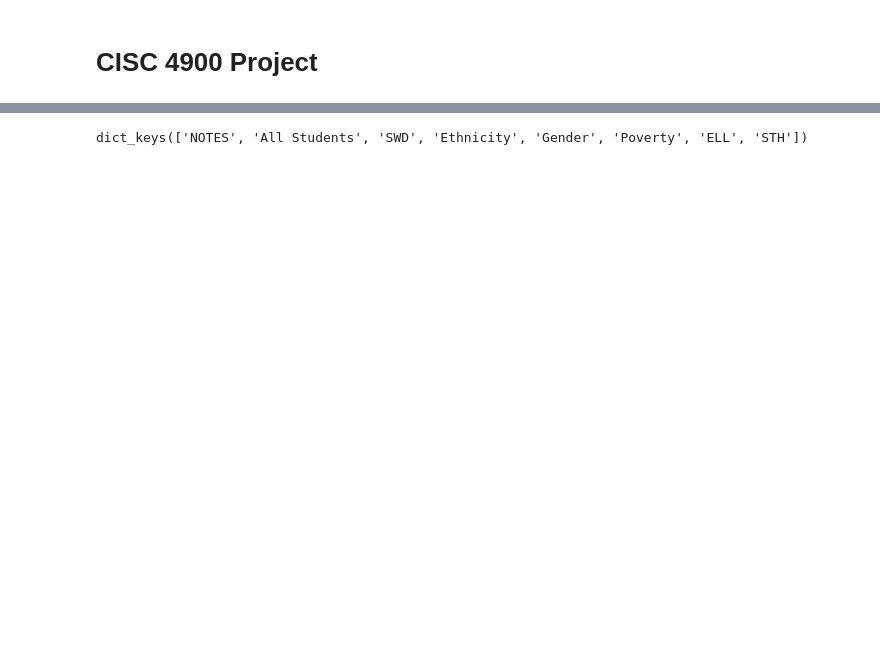
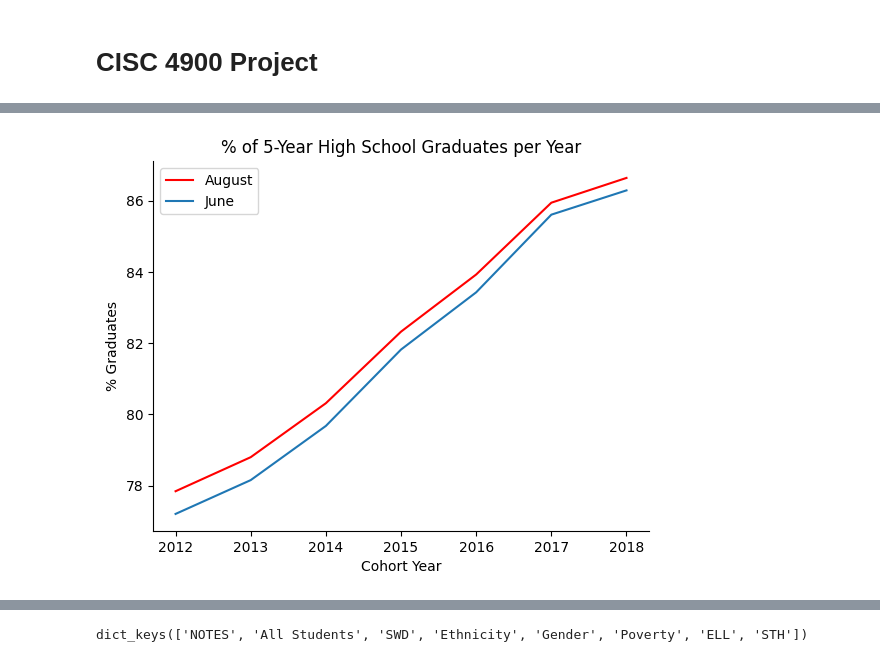
Before and after one commit to mwumigue/CISC-4900, a Jupyter notebook: CISC-4900.ipynb, the cells around one changed output, grey strips where cells are left out. Cells and saved outputs as stored; diff of their text form; code cells hidden in the pictures; blank space fills up the shorter version.

```diff
--- a/CISC-4900.ipynb
+++ b/CISC-4900.ipynb
@@ -6,0 +141,3 @@ from matplotlib import pyplot as plt
+# %%
+five_year_graduation = general_graduation[general_graduation['Cohort'].str.contains('5')]
+five_year_graduation
@@ -6,0 +161,14 @@ from matplotlib import pyplot as plt
+# %%
+plt.plot(five_year_graduation[five_year_graduation['Graduation Month'] == 'August']['Cohort Year'], five_year_graduation[five_year_graduation['Graduation Month'] == 'August']['% Grads'], color='r', label='August')
+plt.plot(five_year_graduation[five_year_graduation['Graduation Month'] == 'June']['Cohort Year'], five_year_graduation[five_year_graduation['Graduation Month'] == 'June']['% Grads'], label='June')
+
+plt.gca().spines['top'].set_visible(False)
+plt.gca().spines['right'].set_visible(False)
+
+plt.title('% of 5-Year High School Graduates per Year')
+plt.xlabel('Cohort Year')
+plt.ylabel('% Graduates')
+plt.legend()
+plt.show()
+# %% [output]
+[figure, added]
```
Also changed, not shown: parts of 25 cells of this notebook.
